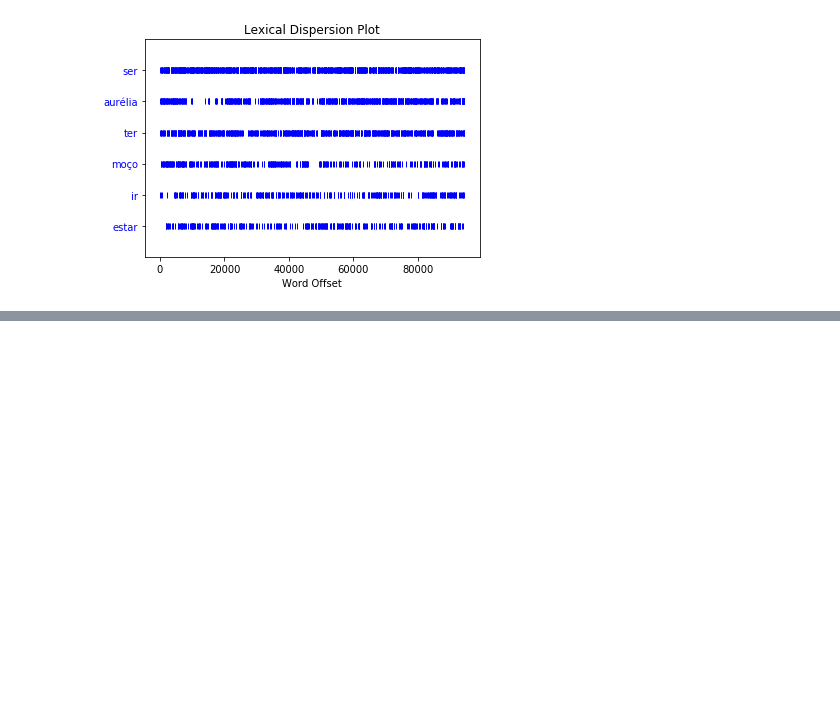
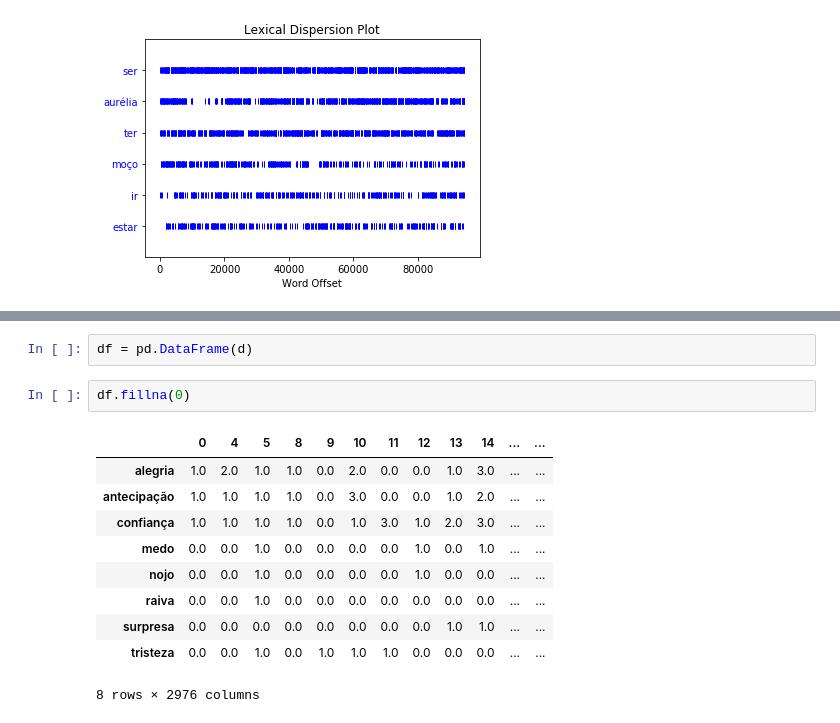
Before and after one commit to ellfiscina/TextMining, a Jupyter notebook: Preprocess_with_TreeTagger.ipynb, the cells around one changed output, grey strips where cells are left out. Saved outputs shown, nothing was run; the diff lists cells and outputs as text; blank space fills up the shorter version.

```diff
--- a/Preprocess_with_TreeTagger.ipynb
+++ b/Preprocess_with_TreeTagger.ipynb
@@ -115,0 +189,15 @@ text.dispersion_plot(sortedToken[:6])
+# %%
+df = pd.DataFrame(d)
+# %%
+df.fillna(0)
+# %% [output]
+|  | 0 | 4 | 5 | 8 | 9 | 10 | 11 | 12 | 13 | 14 | ... | ... |
+| alegria | 1.0 | 2.0 | 1.0 | 1.0 | 0.0 | 2.0 | 0.0 | 0.0 | 1.0 | 3.0 | ... | ... |
+| antecipação | 1.0 | 1.0 | 1.0 | 1.0 | 0.0 | 3.0 | 0.0 | 0.0 | 1.0 | 2.0 | ... | ... |
+| confiança | 1.0 | 1.0 | 1.0 | 1.0 | 0.0 | 1.0 | 3.0 | 1.0 | 2.0 | 3.0 | ... | ... |
+| medo | 0.0 | 0.0 | 1.0 | 0.0 | 0.0 | 0.0 | 0.0 | 1.0 | 0.0 | 1.0 | ... | ... |
+| nojo | 0.0 | 0.0 | 1.0 | 0.0 | 0.0 | 0.0 | 0.0 | 1.0 | 0.0 | 0.0 | ... | ... |
+| raiva | 0.0 | 0.0 | 1.0 | 0.0 | 0.0 | 0.0 | 0.0 | 0.0 | 0.0 | 0.0 | ... | ... |
+| surpresa | 0.0 | 0.0 | 0.0 | 0.0 | 0.0 | 0.0 | 0.0 | 0.0 | 1.0 | 1.0 | ... | ... |
+| tristeza | 0.0 | 0.0 | 1.0 | 0.0 | 1.0 | 1.0 | 1.0 | 0.0 | 0.0 | 0.0 | ... | ... |
+8 rows × 2976 columns
```
Also changed, not shown: parts of 21 cells of this notebook, 2 other files.
